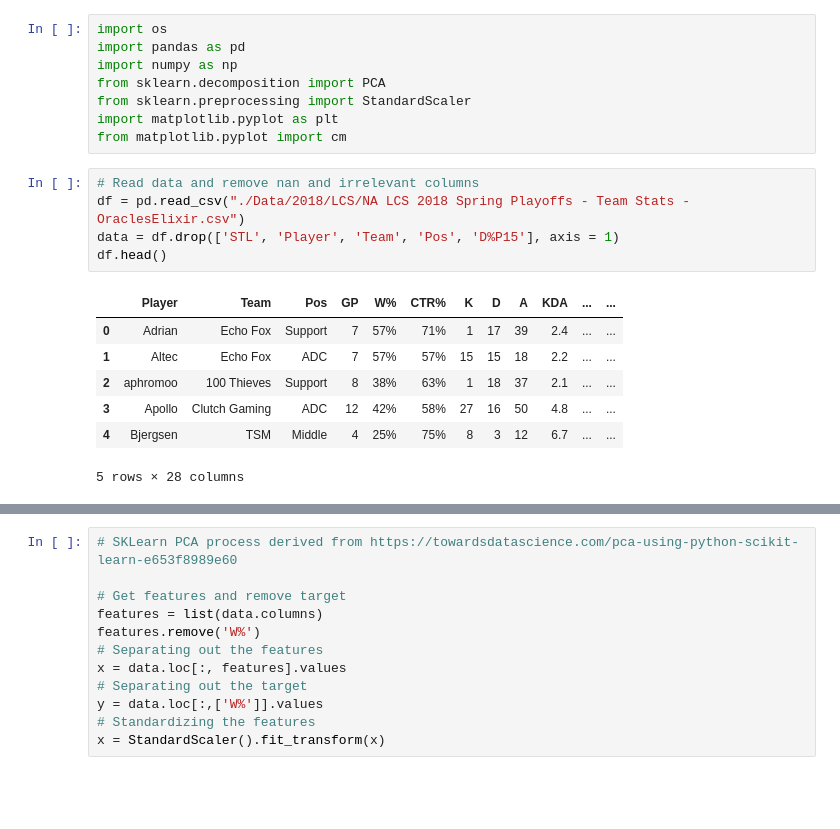
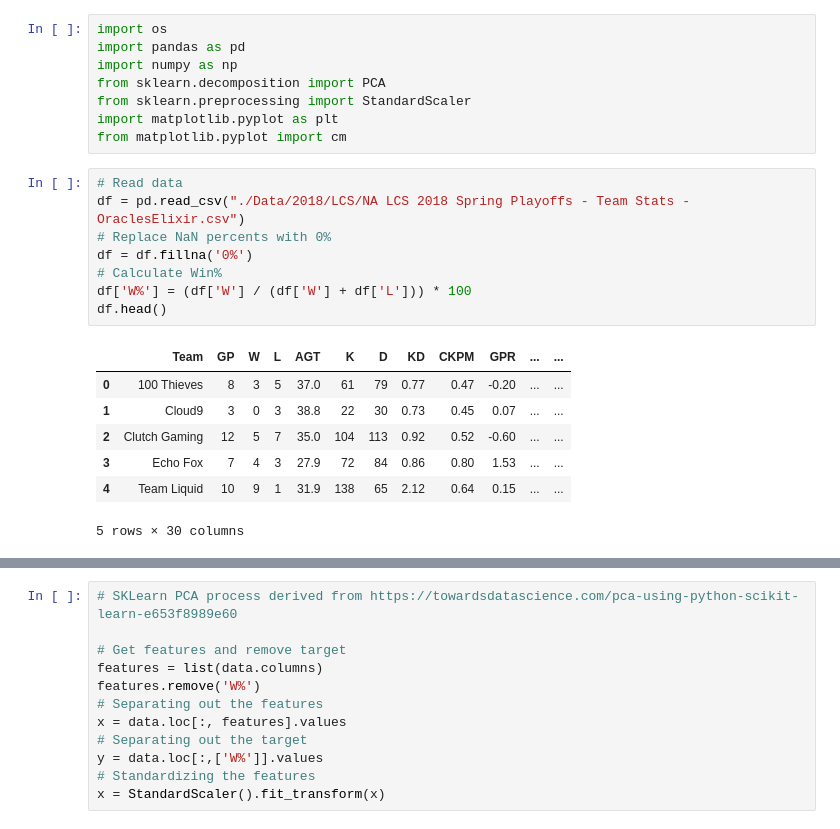
Before and after one commit to logperks/lol-msi-prediction-2022, a Jupyter notebook: PCA.ipynb, the cells around one changed output, grey strips where cells are left out. Drawn from its saved outputs; the diff is of its cells as text; blank space fills up the shorter version.

```diff
--- a/PCA.ipynb
+++ b/PCA.ipynb
@@ -7,15 +7,18 @@ from sklearn.preprocessing import StandardScaler
 import matplotlib.pyplot as plt
 from matplotlib.pyplot import cm
 # %%
-# Read data and remove nan and irrelevant columns
+# Read data
 df = pd.read_csv("./Data/2018/LCS/NA LCS 2018 Spring Playoffs - Team Stats - OraclesElixir.csv")
-data = df.drop(['STL', 'Player', 'Team', 'Pos', 'D%P15'], axis = 1)
+# Replace NaN percents with 0%
+df = df.fillna('0%')
+# Calculate Win%
+df['W%'] = (df['W'] / (df['W'] + df['L'])) * 100
 df.head()
 # %% [output]
-|  | Player | Team | Pos | GP | W% | CTR% | K | D | A | KDA | ... | ... |
-| 0 | Adrian | Echo Fox | Support | 7 | 57% | 71% | 1 | 17 | 39 | 2.4 | ... | ... |
-| 1 | Altec | Echo Fox | ADC | 7 | 57% | 57% | 15 | 15 | 18 | 2.2 | ... | ... |
-| 2 | aphromoo | 100 Thieves | Support | 8 | 38% | 63% | 1 | 18 | 37 | 2.1 | ... | ... |
-| 3 | Apollo | Clutch Gaming | ADC | 12 | 42% | 58% | 27 | 16 | 50 | 4.8 | ... | ... |
-| 4 | Bjergsen | TSM | Middle | 4 | 25% | 75% | 8 | 3 | 12 | 6.7 | ... | ... |
+|  | Team | GP | W | L | AGT | K | D | KD | CKPM | GPR | ... | ... |
+| 0 | 100 Thieves | 8 | 3 | 5 | 37.0 | 61 | 79 | 0.77 | 0.47 | -0.20 | ... | ... |
+| 1 | Cloud9 | 3 | 0 | 3 | 38.8 | 22 | 30 | 0.73 | 0.45 | 0.07 | ... | ... |
+| 2 | Clutch Gaming | 12 | 5 | 7 | 35.0 | 104 | 113 | 0.92 | 0.52 | -0.60 | ... | ... |
+| 3 | Echo Fox | 7 | 4 | 3 | 27.9 | 72 | 84 | 0.86 | 0.80 | 1.53 | ... | ... |
+| 4 | Team Liquid | 10 | 9 | 1 | 31.9 | 138 | 65 | 2.12 | 0.64 | 0.15 | ... | ... |
-5 rows × 28 columns
+5 rows × 30 columns
```
Also changed, not shown: parts of 5 cells of this notebook.
